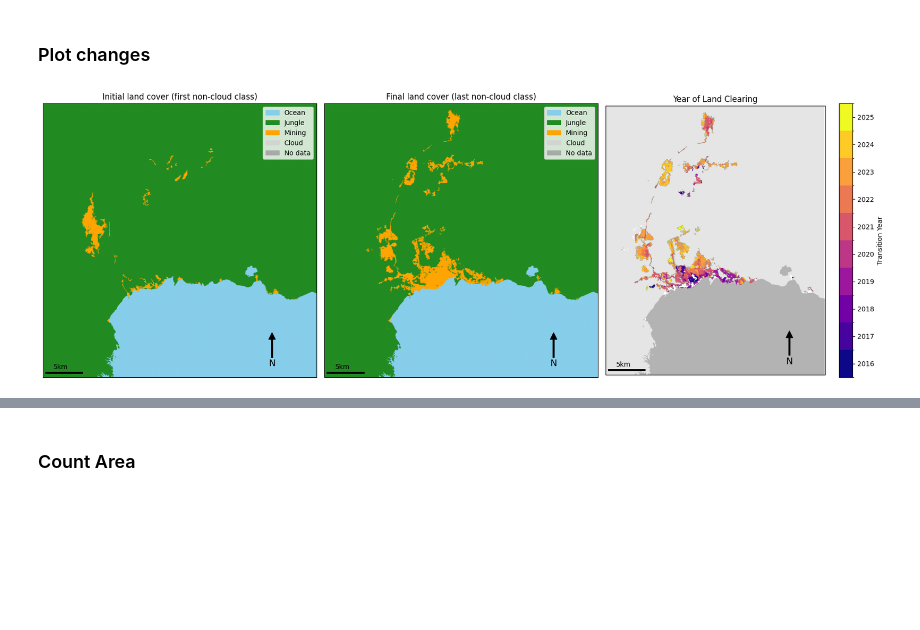
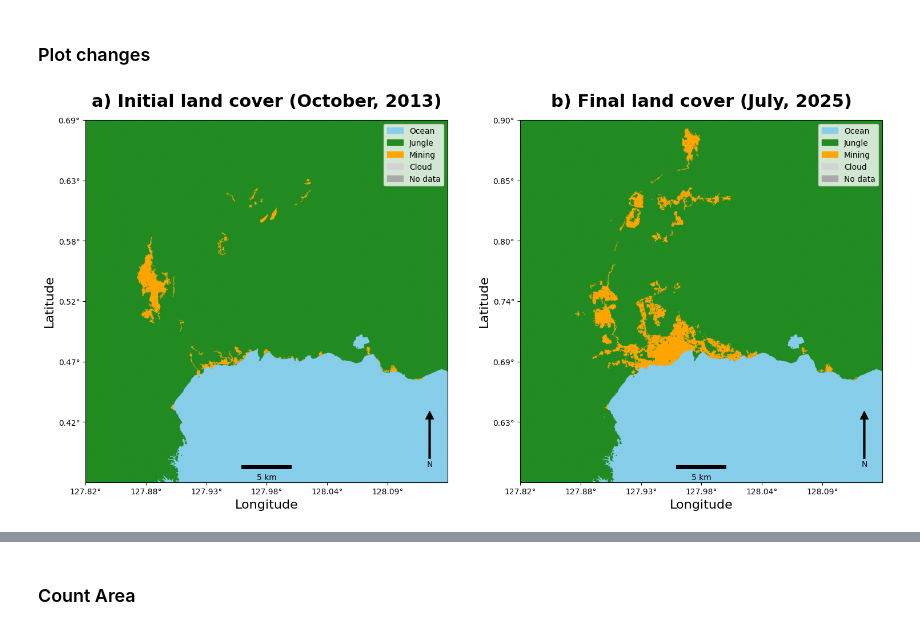
Before and after one commit to alterandos/wedabaywatch, a Jupyter notebook: Classification_v2.ipynb, the cells around one changed output, grey strips where cells are left out. Saved outputs shown, nothing was run; the diff lists cells and outputs as text; code cells hidden in the pictures; blank space fills up the shorter version.

Commit message:
added plotting utils; updated initial analysis workflow; other minor changes

```diff
--- a/Classification_v2.ipynb
+++ b/Classification_v2.ipynb
@@ -305,63 +307,65 @@ years = np.array([2016, 2017, 2018, 2019, 2020, 2021, 2022, 2023, 2024, 2025])
 
 # Create discrete colormap and normalization
 cmap_year = plt.cm.plasma(np.linspace(0, 1, len(years)))
 cmap_year = ListedColormap(cmap_year)
 boundaries = np.concatenate(([years[0] - 0.5], years + 0.5))
 norm_year = BoundaryNorm(boundaries, cmap_year.N)
 
 # -------------------------------
 # 4. Plot setup
 # -------------------------------
-fig, axes = plt.subplots(1, 3, figsize=(18, 6))
+# # Calculate scale bar (e.g., 300 m)
 pixel_size = 30  # meters per pixel
 
-# Calculate scale bar (e.g., 300 m)
-scalebar_length_m = 5000
-scalebar_length_px = scalebar_length_m / pixel_size
+# scalebar_length_m = 5000
+# scalebar_length_px = scalebar_length_m / pixel_size
 
-def add_scalebar(ax, length_px, label="5km", loc='lower left', pad=-20):
-    """Add a simple horizontal scale bar."""
-    x0 = pad
-    y0 = ax.get_ylim()[0] + pad
-    ax.hlines(y=y0, xmin=x0+30, xmax=x0 + 30 + length_px, colors='black', linewidth=3)
-    ax.text(x0 + 15 + length_px / 2, y0 + pad * 0.5, label, ha='center', va='bottom', color='black', fontsize=10)
+# def add_scalebar(ax, length_px, label="5km", loc='lower left', pad=-20):
+#     """Add a simple horizontal scale bar."""
+#     x0 = pad
+#     y0 = ax.get_ylim()[0] + pad
+#     ax.hlines(y=y0, xmin=x0+30, xmax=x0 + 30 + length_px, colors='black', linewidth=3)
+#     ax.text(x0 + 15 + length_px / 2, y0 + pad * 0.5, label, ha='center', va='bottom', color='black', fontsize=10)
+
+
+fig, axes = plt.subplots(1, 2, figsize=(18, 12))
 
 # --- Initial state
 im1 = axes[0].imshow(initial_state, cmap=cmap, norm=norm)
-axes[0].set_title("Initial land cover (first non-cloud class)")
+axes[0].set_title("a) Initial land cover (October, 2013)", fontsize=22, fontweight='bold', pad=17)
 axes[0].legend(handles=legend_patches, loc="upper right", frameon=True)
-axes[0].set_xticks([])
-axes[0].set_yticks([])
-add_scalebar(axes[0], scalebar_length_px)
+# add_scalebar(axes[0], scalebar_length_px)
 pipeline.PlotUtils.add_north_arrow(axes[0])
+pipeline.PlotUtils.add_scalebar(axes[0], pixel_size=pixel_size)
+pipeline.PlotUtils.add_geographic_labels(axes[0], raster_path=path, x_bounds=x_bounds, y_bounds=y_bounds)
 
 # --- Final state
 im2 = axes[1].imshow(final_state, cmap=cmap, norm=norm)
-axes[1].set_title("Final land cover (last non-cloud class)")
+axes[1].set_title("b) Final land cover (July, 2025)", fontsize=22, fontweight='bold', pad=17)
 axes[1].legend(handles=legend_patches, loc="upper right", frameon=True)
-axes[1].set_xticks([])
-axes[1].set_yticks([])
-add_scalebar(axes[1], scalebar_length_px)
+
 pipeline.PlotUtils.add_north_arrow(axes[1])
+pipeline.PlotUtils.add_scalebar(axes[1], pixel_size=pixel_size)
+pipeline.PlotUtils.add_geographic_labels(axes[1], raster_path=path, x_bounds=x_bounds, y_bounds=y_bounds)
 
-# --- Jungle→Mining year (overlay on dull background)
-# Background (final state, slightly transparent grayscale)
-axes[2].imshow(np.where(final_state == 254, 3, final_state)[:,110:-110], cmap='gray', alpha=0.3)
-pipeline.PlotUtils.add_north_arrow(axes[2])
+# # --- Jungle→Mining year (overlay on dull background)
+# # Background (final state, slightly transparent grayscale)
+# axes[2].imshow(np.where(final_state == 254, 3, final_state)[:,110:-110], cmap='gray', alpha=0.3)
+# pipeline.PlotUtils.add_north_arrow(axes[2])
 
-# Overlay transition years
-im3 = axes[2].imshow(masked_years[:,110:-110], cmap=cmap_year, norm=norm_year)
+# # Overlay transition years
+# im3 = axes[2].imshow(masked_years[:,110:-110], cmap=cmap_year, norm=norm_year)
 
-axes[2].set_title("Year of Land Clearing")
-cbar = plt.colorbar(im3, ax=axes[2], boundaries=years - 0.5, ticks=years)
-cbar.set_label("Transition Year")
+# axes[2].set_title("Year of Land Clearing")
+# cbar = plt.colorbar(im3, ax=axes[2], boundaries=years - 0.5, ticks=years)
+# cbar.set_label("Transition Year")
 
 
-axes[2].set_xticks([])
-axes[2].set_yticks([])
-add_scalebar(axes[2], scalebar_length_px)
+# axes[2].set_xticks([])
+# axes[2].set_yticks([])
+# add_scalebar(axes[2], scalebar_length_px)
 
-plt.tight_layout()
-plt.savefig("output/plots/initial_final_yearofclearing.svg")
+# plt.tight_layout()
+# plt.savefig("output/plots/initial_final_yearofclearing.svg")
 # %% [output]
-[figure, old version]
+[figure, new version]
```
Also changed, not shown: parts of 3 cells of this notebook, 8 other files.
